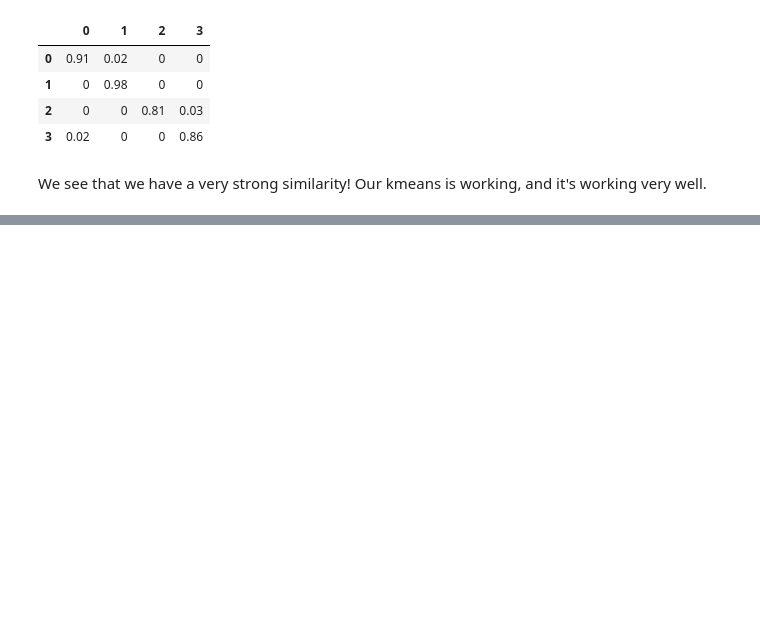
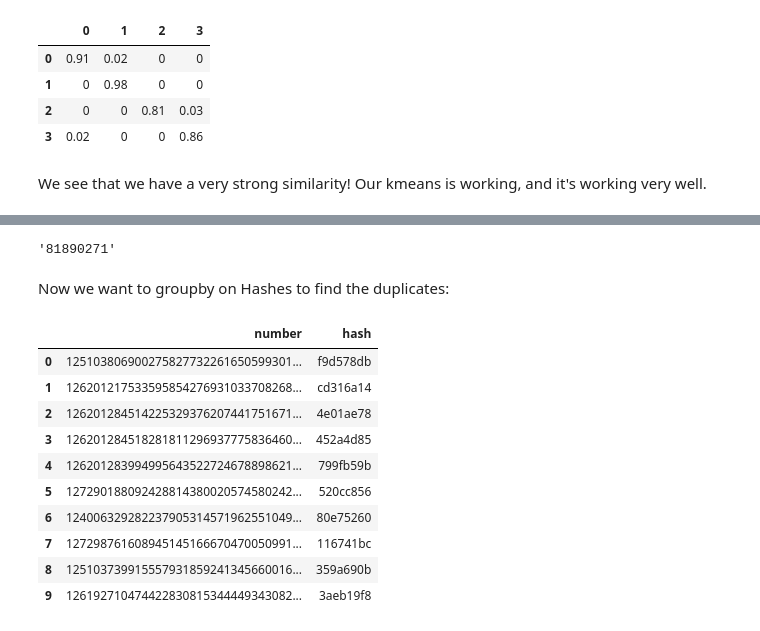
Before and after one commit to EgonFerri/ADM_HW4_group.4, a Jupyter notebook: Homework4.ipynb, the cells around one changed output, grey strips where cells are left out. Drawn from its saved outputs; the diff is of its cells as text; code cells hidden in the pictures; blank space fills up the shorter version.

```diff
--- a/Homework4.ipynb
+++ b/Homework4.ipynb
@@ -731,0 +883,6 @@ We see that we have a very strong similarity! Our kmeans is working, and it's wo
+# %%
+to_hash(139485377)
+# %% [output]
+'81890271'
+# %% [markdown]
+Now we want to groupby on Hashes to find the duplicates:
@@ -731,0 +895,15 @@ We see that we have a very strong similarity! Our kmeans is working, and it's wo
+# %%
+dataframe_ps = pd.read_csv('comput/passwords2_number_notorder_group_hash.csv', usecols=['number','hash'])
+dataframe_ps.head(10)
+# %% [output]
+|  | number | hash |
+| 0 | 125103806900275827732261650599301... | f9d578db |
+| 1 | 126201217533595854276931033708268... | cd316a14 |
+| 2 | 126201284514225329376207441751671... | 4e01ae78 |
+| 3 | 126201284518281811296937775836460... | 452a4d85 |
+| 4 | 126201283994995643522724678898621... | 799fb59b |
+| 5 | 127290188092428814380020574580242... | 520cc856 |
+| 6 | 124006329282237905314571962551049... | 80e75260 |
+| 7 | 127298761608945145166670470050991... | 116741bc |
+| 8 | 125103739915557931859241345660016... | 359a690b |
+| 9 | 126192710474422830815344449343082... | 3aeb19f8 |
```
Also changed, not shown: parts of 27 cells of this notebook.
